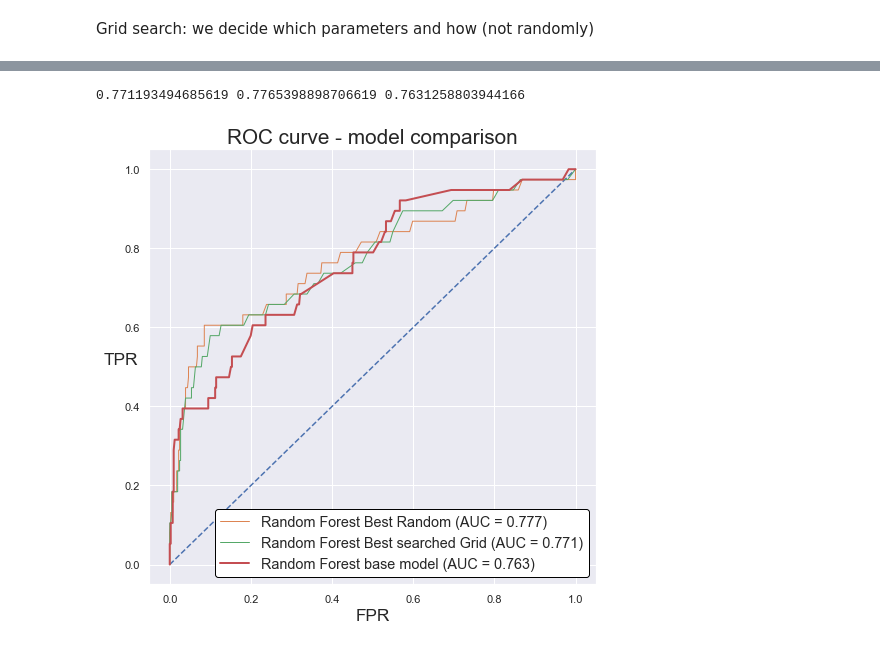
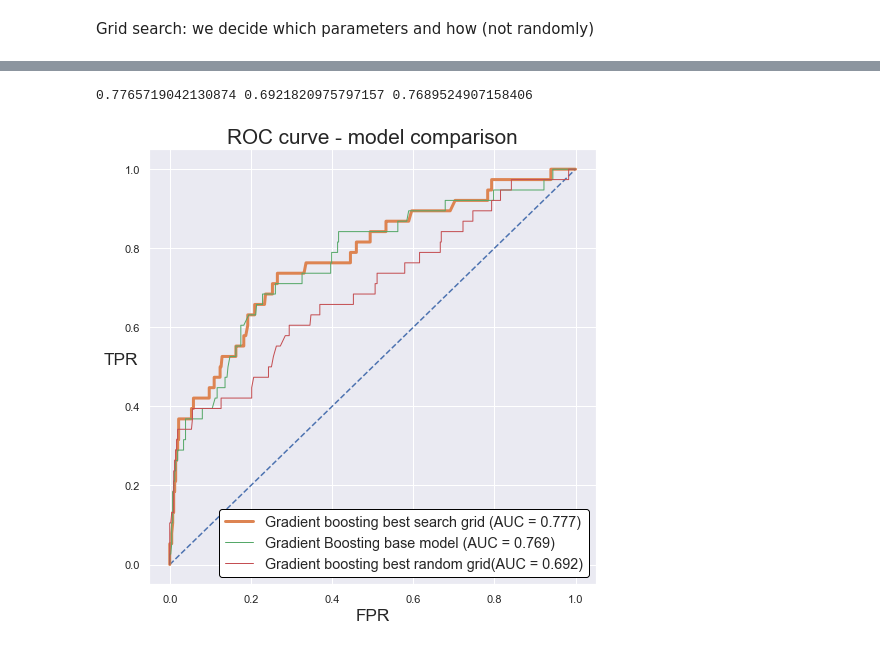
Before and after one commit to ericma007/p1, a Jupyter notebook: notebooks/06 Hair Salon hyperparmeter fine tuning.ipynb, the cells around one changed output, grey strips where cells are left out. Cells and saved outputs as stored; diff of their text form; code cells hidden in the pictures.

```diff
--- a/notebooks/06 Hair Salon hyperparmeter fine tuning.ipynb
+++ b/notebooks/06 Hair Salon hyperparmeter fine tuning.ipynb
@@ -168,7 +169,7 @@ Accuracy = 88.86%.
 # %% [markdown]
 #### Compare fine-tunned model
 # %%
-best_random = rf_random.best_estimator_
+best_random = gb_random.best_estimator_
 random_precision = evaluate(best_random, Xtest, ytest,'best random checked against test')
 # %% [output]
 Model Performance best random checked against test
@@ -202,0 +187,37 @@ grid_search = GridSearchCV(estimator = rf, param_grid = param_grid, cv = ps.spli
+# %%
+from sklearn.model_selection import GridSearchCV
+# Create the parameter grid
+# Number of boosting rounds
+n_estimators = [100,300,500,700,900,1100]
+# Number of features to consider at every split
+max_features = [3,'sqrt']
+# Maximum number of levels in tree
+max_depth = [3,5,10,12]
+# Minimum number of samples required to split a node
+min_samples_split = [2,5]
+# Minimum number of samples required at each leaf node
+min_samples_leaf = [1,2]
+#Criterion
+criterion=['friedman_mse','mse']
+#learning rate
+learning_rate=[0.05,0.1,0.15,0.25,0.5]
+#warm_start
+warm_start=[True]
+
+# Create the random grid
+param_grid = {'n_estimators': n_estimators,
+               'max_features': max_features,
+               'max_depth': max_depth,
+               'min_samples_split': min_samples_split,
+               'min_samples_leaf': min_samples_leaf,
+               'criterion': criterion,
+               'learning_rate':learning_rate,
+              'warm_start':warm_start
+              }
+
+print(param_grid)
+# Create a based model
+gb = GradientBoostingClassifier(random_state=100)
+# Instantiate the grid search model
+
+grid_search = GridSearchCV(estimator = gb, param_grid = param_grid, cv = ps.split(Xftrain,yftrain), n_jobs = -1, verbose = 2)
@@ -248,35 +277,35 @@ Precision Improvement of 45.60%.
 from sklearn.metrics import roc_curve, auc
 pred1 = best_grid.predict_proba(Xtest)
 fpr1, tpr1, thresholds = roc_curve(ytest.values, pred1[:,1],pos_label='1')
 
 pred2 = best_random.predict_proba(Xtest)
 fpr2, tpr2, thresholds = roc_curve(ytest.values, pred2[:,1],pos_label='1')
 
 pred3 = base_model.predict_proba(Xtest)
 fpr3, tpr3, thresholds = roc_curve(ytest.values, pred3[:,1],pos_label='1')
 
 import matplotlib.pyplot as plt
 roc_auc1 = auc(fpr1, tpr1)
 roc_auc2 = auc(fpr2, tpr2)
 roc_auc3 = auc(fpr3, tpr3)
 
 
 x=np.linspace(0,1)
 y=x
 
 print(roc_auc1,roc_auc2,roc_auc3)
 fig, ax = plt.subplots(figsize=(8, 8))
 
 
 plt.title("ROC curve - model comparison",fontsize='xx-large')
 plt.xlabel("FPR",fontsize='x-large')
 plt.ylabel("TPR",rotation=0,fontsize='x-large')
 plt.plot(x,y,linestyle='--')
-plt.plot(fpr2, tpr2, lw=1, label='Random Forest Best Random (AUC = %0.3f)' %roc_auc2)
-plt.plot(fpr1, tpr1, lw=1, label='Random Forest Best searched Grid (AUC = %0.3f)' %roc_auc1)
-plt.plot(fpr3, tpr3, lw=2, label='Random Forest base model (AUC = %0.3f)' %roc_auc3)
+plt.plot(fpr1, tpr1, lw=3, label='Gradient boosting best search grid (AUC = %0.3f)' %roc_auc1)
+plt.plot(fpr3, tpr3, lw=1, label='Gradient Boosting base model (AUC = %0.3f)' %roc_auc3)
+plt.plot(fpr2, tpr2, lw=1, label='Gradient boosting best random grid(AUC = %0.3f)' %roc_auc2)
 plt.legend(loc='best',fontsize='large',framealpha=1,fancybox=True,edgecolor='Black',facecolor='White')
 plt.show()
 # %% [output]
-0.771193494685619 0.7765398898706619 0.7631258803944166
+0.7765719042130874 0.6921820975797157 0.7689524907158406
-[figure, old version]
+[figure, new version]
```
Also changed, not shown: parts of 14 cells of this notebook, 4 other files.
